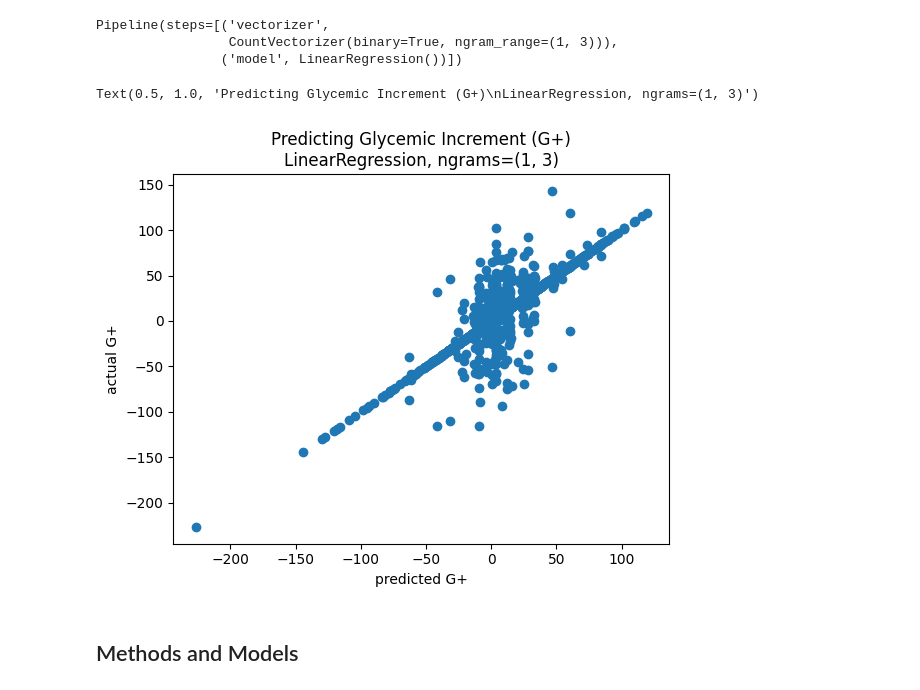
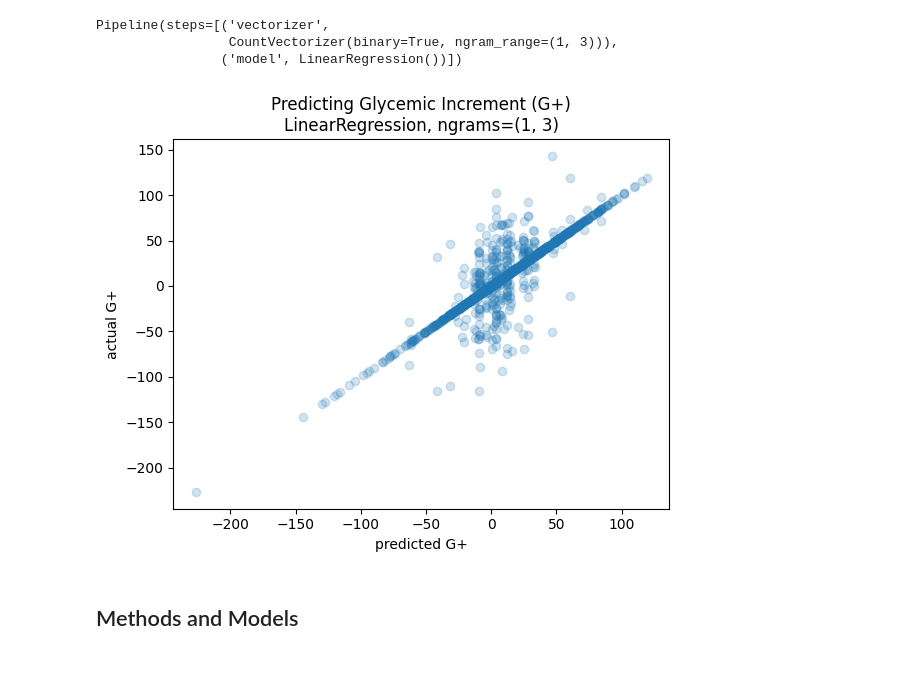
Before and after one commit to piggyatbaqaqi/sugarbowl, a Jupyter notebook: explore/sugarbowl_piggy.ipynb, the cells around one changed output. Cells and saved outputs as stored; diff of their text form; code cells hidden in the pictures.

Commit message:
Add alpha channel.

```diff
--- a/explore/sugarbowl_piggy.ipynb
+++ b/explore/sugarbowl_piggy.ipynb
@@ -229,13 +229,13 @@ Pipeline(steps=[('vectorizer',
                 ('model', LinearRegression())])
 # %%
 predicted = meal_linear_pipeline.predict(train_meals['Notes'])
-plt.scatter(predicted, train_meals['increment'])
+plt.scatter(predicted, train_meals['increment'], alpha=0.2)
 plt.xlabel('predicted G+')
 plt.ylabel('actual G+')
 plt.title('Predicting Glycemic Increment (G+)\nLinearRegression, ngrams=(1, 3)')
+plt.show()
 # %% [output]
-Text(0.5, 1.0, 'Predicting Glycemic Increment (G+)\nLinearRegression, ngrams=(1, 3)')
-[figure, old version]
+[figure, new version]
 # %% [markdown]
 ## Methods and Models
 # %% [markdown]
```
